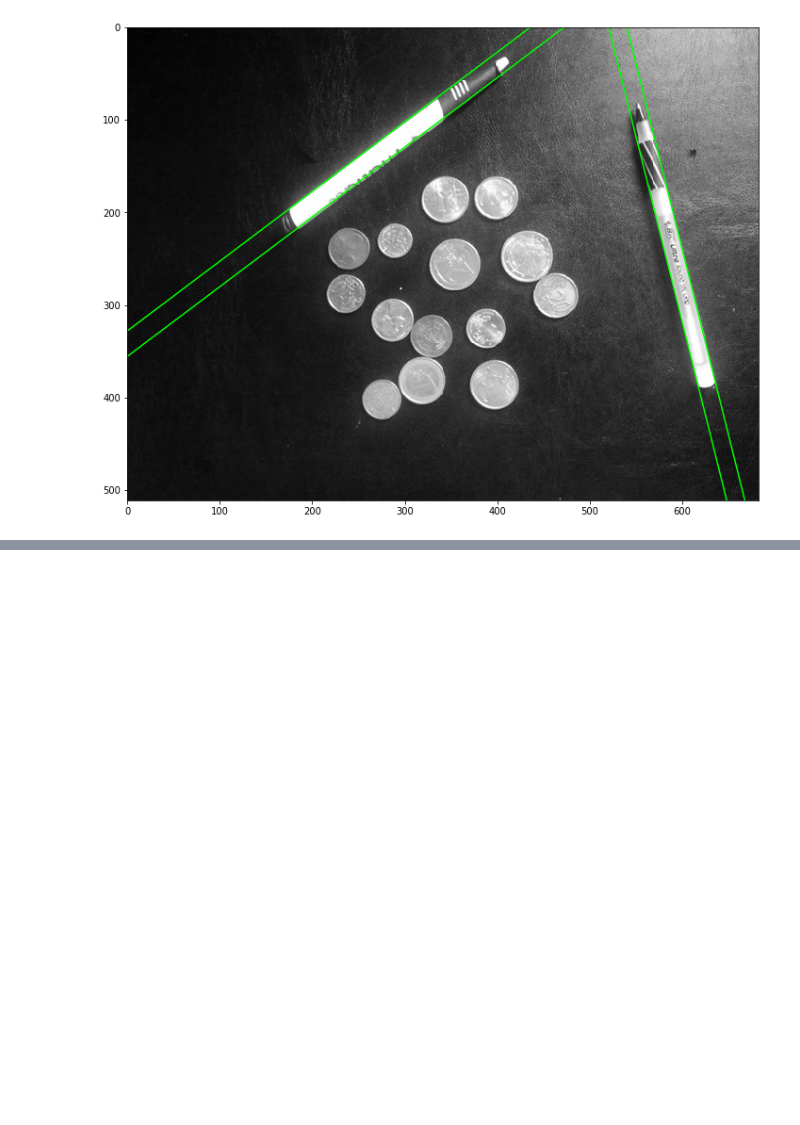
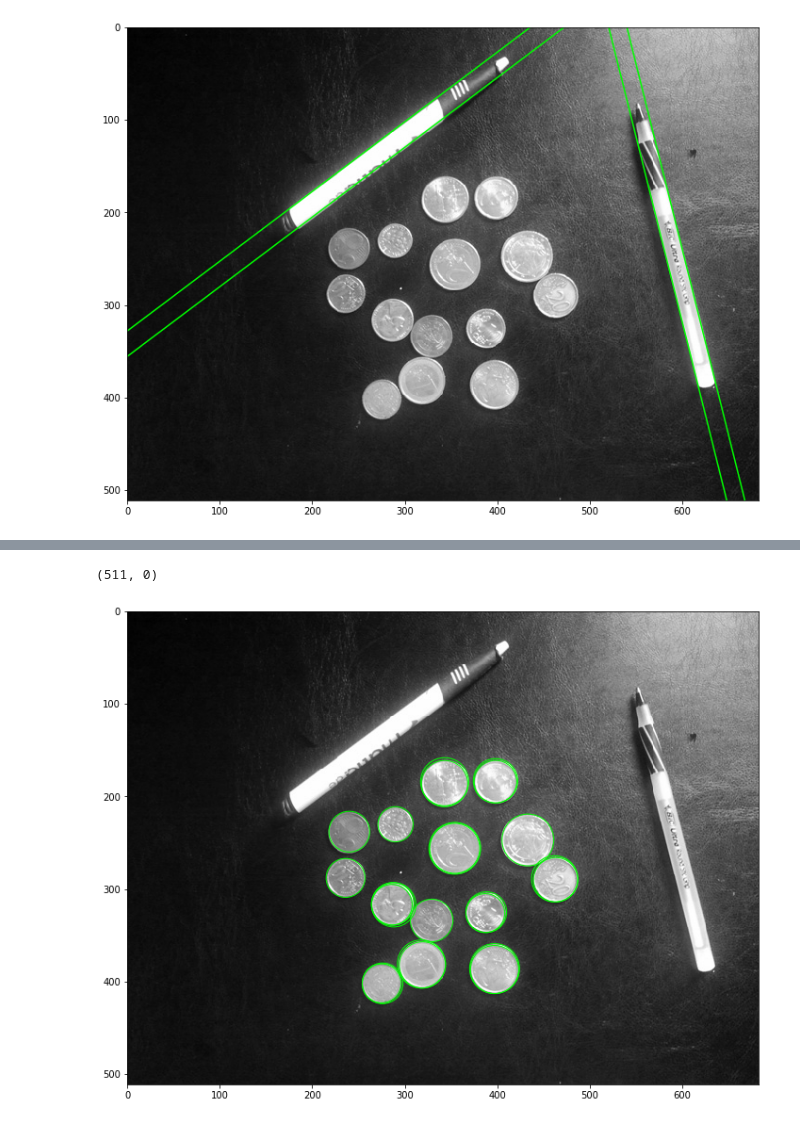
Before and after one commit to karadza3a/intro-to-cv-ud810, a Jupyter notebook: ps1_python/ps1.ipynb, the cells around one changed output, grey strips where cells are left out. Cells and saved outputs as stored; diff of their text form; code cells hidden in the pictures; blank space fills up the shorter version.

```diff
--- a/ps1_python/ps1.ipynb
+++ b/ps1_python/ps1.ipynb
@@ -232,0 +289,6 @@ plt.gca().set_ylim(im.shape[0] - 1, 0)
+# %%
+%%time
+
+figsize(12, 12)
+
+circles = find_circles(c_smooth, range(19, 50))
@@ -232,0 +298,13 @@ plt.gca().set_ylim(im.shape[0] - 1, 0)
+# %%
+imshow_grayscale(im)
+ax = plt.gcf().gca()
+for radius, peaks in circles:
+    for y, x in peaks:
+        circle = plt.Circle((x, y), radius, edgecolor='#00ff00', facecolor="none")
+        ax.add_artist(circle)
+
+plt.gca().set_xlim(0, im.shape[1] - 1)
+plt.gca().set_ylim(im.shape[0] - 1, 0)
+# %% [output]
+(511, 0)
+[figure, added]
```
Also changed, not shown: parts of 5 cells of this notebook, 3 other files.
